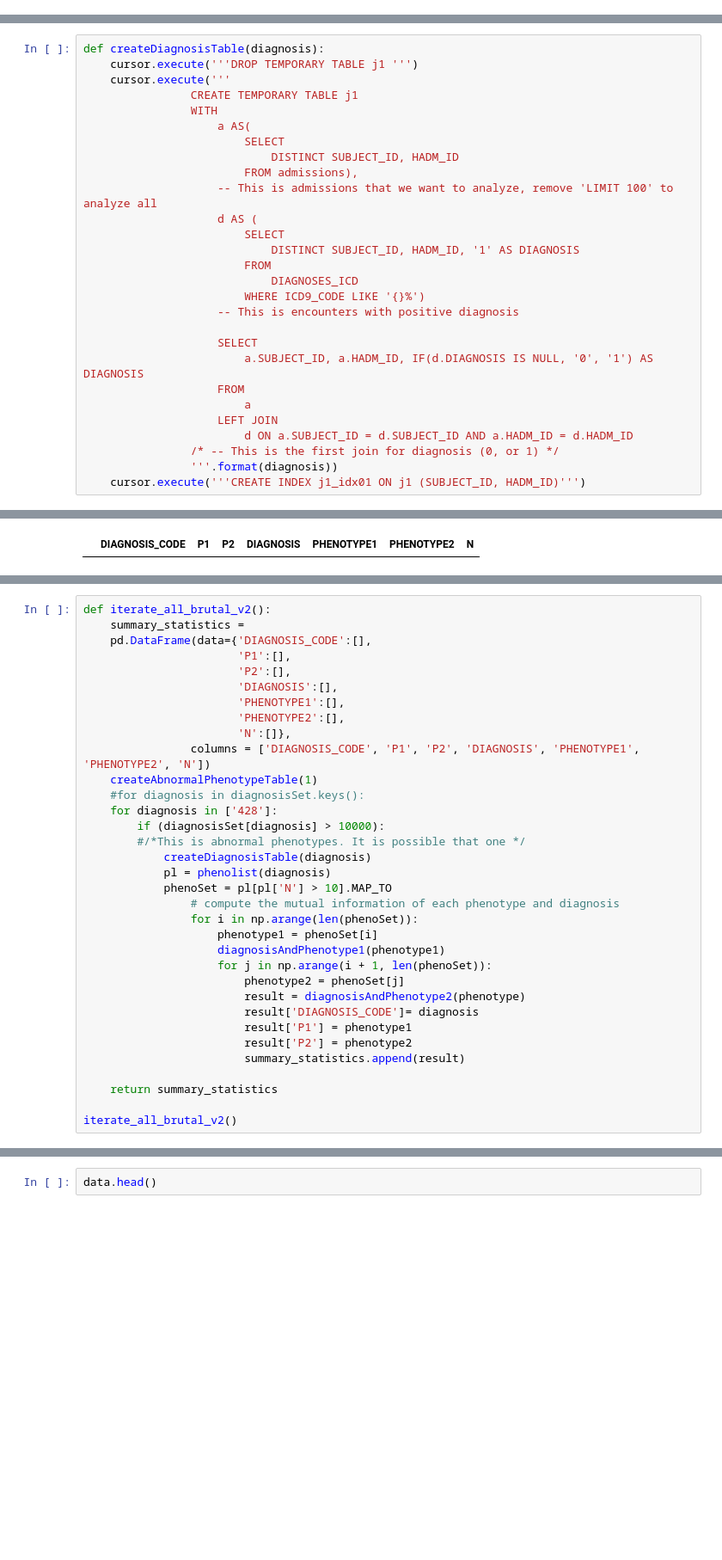
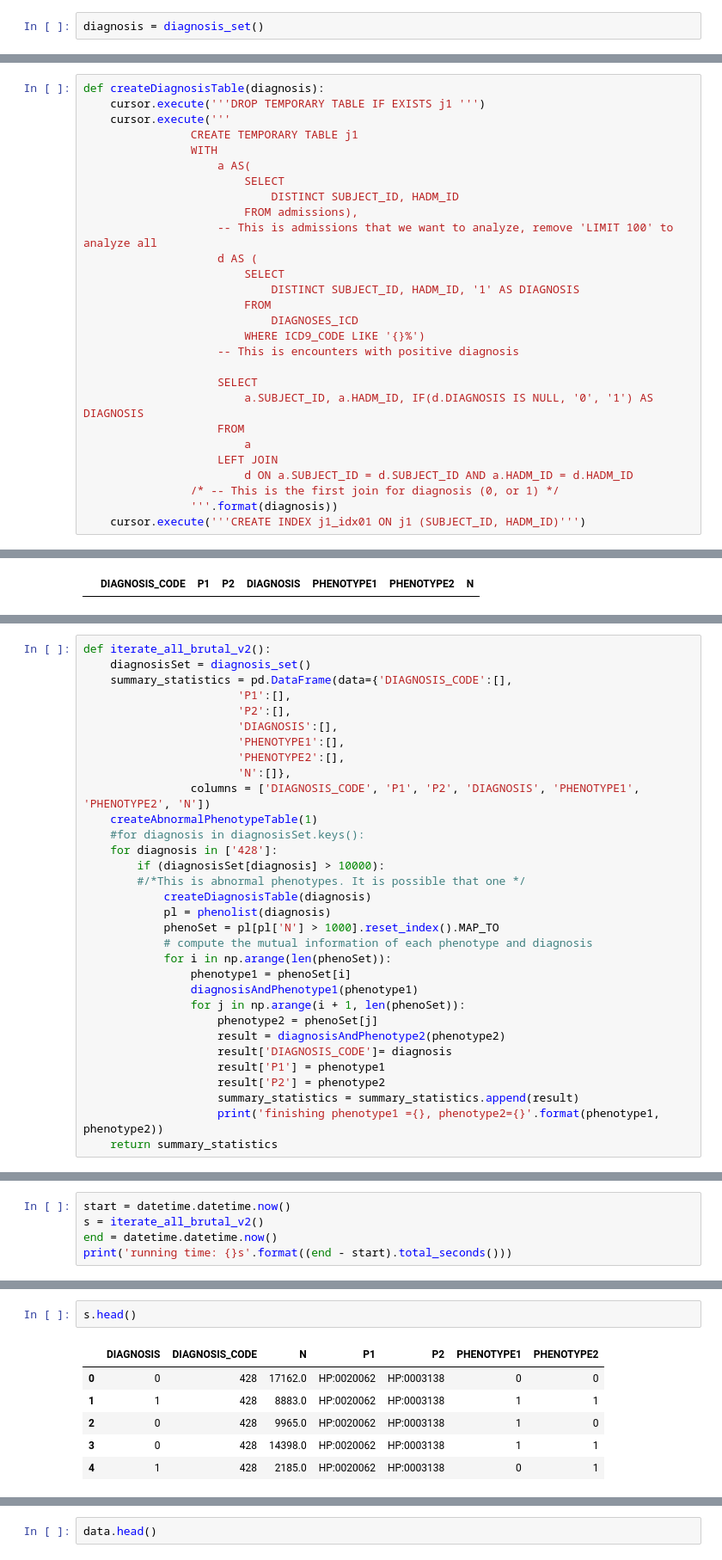
Before and after one commit to TheJacksonLaboratory/MIMIC_HPO, a Jupyter notebook: src/main/resources/mutual_info.ipynb, the cells around one changed output, grey strips where cells are left out. Shown at 86% size. Drawn from its saved outputs; the diff is of its cells as text; blank space fills up the shorter version.

```diff
--- a/src/main/resources/mutual_info.ipynb
+++ b/src/main/resources/mutual_info.ipynb
@@ -725,0 +736,2 @@ An improved Algorithm:
+# %%
+diagnosis = diagnosis_set()
@@ -748,7 +764,7 @@ def createAbnormalPhenotypeTable(threshold):
 createAbnormalPhenotypeTable(1)
 # %%
 def createDiagnosisTable(diagnosis):
-    cursor.execute('''DROP TEMPORARY TABLE j1 ''')
+    cursor.execute('''DROP TEMPORARY TABLE IF EXISTS j1 ''')
     cursor.execute('''
                 CREATE TEMPORARY TABLE j1
                 WITH
@@ -866,7 +923,7 @@ summary_statistics
 # %%
 def iterate_all_brutal_v2():
-    summary_statistics =
-    pd.DataFrame(data={'DIAGNOSIS_CODE':[],
+    diagnosisSet = diagnosis_set()
+    summary_statistics = pd.DataFrame(data={'DIAGNOSIS_CODE':[],
                        'P1':[],
                        'P2':[],
                        'DIAGNOSIS':[],
@@ -881,19 +938,17 @@ def iterate_all_brutal_v2():
         #/*This is abnormal phenotypes. It is possible that one */
             createDiagnosisTable(diagnosis)
             pl = phenolist(diagnosis)
-            phenoSet = pl[pl['N'] > 10].MAP_TO
-                # compute the mutual information of each phenotype and diagnosis
-                for i in np.arange(len(phenoSet)):
-                    phenotype1 = phenoSet[i]
-                    diagnosisAndPhenotype1(phenotype1)
-                    for j in np.arange(i + 1, len(phenoSet)):
-                        phenotype2 = phenoSet[j]
-                        result = diagnosisAndPhenotype2(phenotype)
-                        result['DIAGNOSIS_CODE']= diagnosis
-                        result['P1'] = phenotype1
-                        result['P2'] = phenotype2
-                        summary_statistics.append(result)
-
+            phenoSet = pl[pl['N'] > 1000].reset_index().MAP_TO
+            # compute the mutual information of each phenotype and diagnosis
+            for i in np.arange(len(phenoSet)):
+                phenotype1 = phenoSet[i]
+                diagnosisAndPhenotype1(phenotype1)
+                for j in np.arange(i + 1, len(phenoSet)):
+                    phenotype2 = phenoSet[j]
+                    result = diagnosisAndPhenotype2(phenotype2)
+                    result['DIAGNOSIS_CODE']= diagnosis
+                    result['P1'] = phenotype1
+                    result['P2'] = phenotype2
+                    summary_statistics = summary_statistics.append(result)
+                    print('finishing phenotype1 ={}, phenotype2={}'.format(phenotype1, phenotype2))
     return summary_statistics
-
-iterate_all_brutal_v2()
@@ -904,0 +955,5 @@ InternalError: Unread result found
+# %%
+start = datetime.datetime.now()
+s = iterate_all_brutal_v2()
+end = datetime.datetime.now()
+print('running time: {}s'.format((end - start).total_seconds()))
@@ -904,0 +980,9 @@ InternalError: Unread result found
+# %%
+s.head()
+# %% [output]
+|  | DIAGNOSIS | DIAGNOSIS_CODE | N | P1 | P2 | PHENOTYPE1 | PHENOTYPE2 |
+| 0 | 0 | 428 | 17162.0 | HP:0020062 | HP:0003138 | 0 | 0 |
+| 1 | 1 | 428 | 8883.0 | HP:0020062 | HP:0003138 | 1 | 1 |
+| 2 | 0 | 428 | 9965.0 | HP:0020062 | HP:0003138 | 1 | 0 |
+| 3 | 0 | 428 | 14398.0 | HP:0020062 | HP:0003138 | 1 | 1 |
+| 4 | 1 | 428 | 2185.0 | HP:0020062 | HP:0003138 | 0 | 1 |
```
Also changed, not shown: parts of 19 cells of this notebook.
